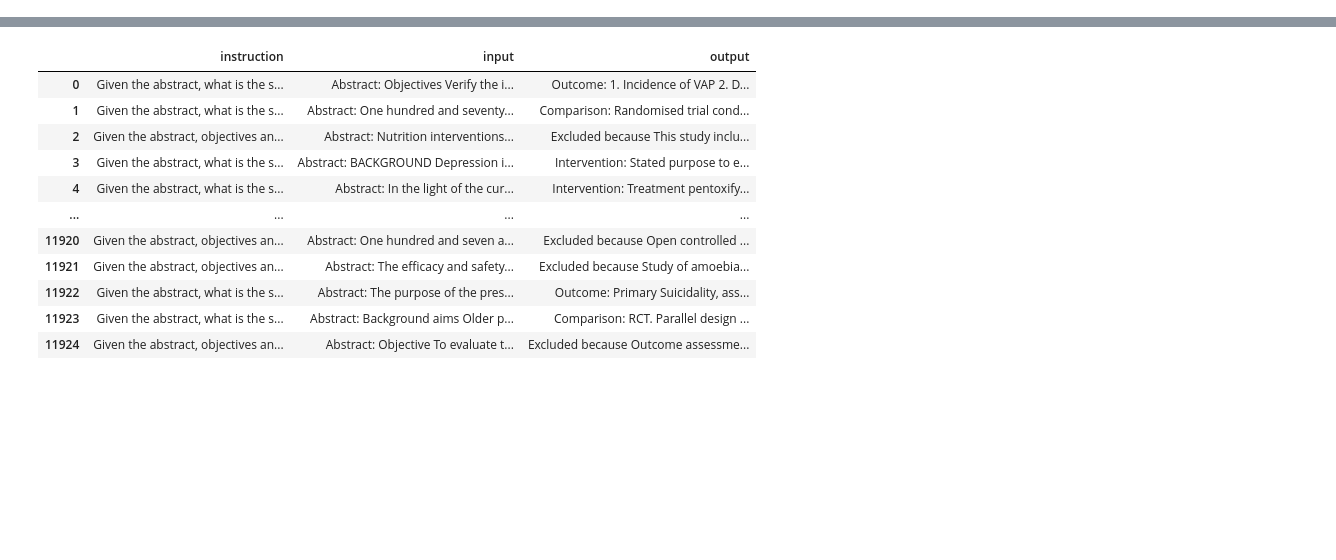
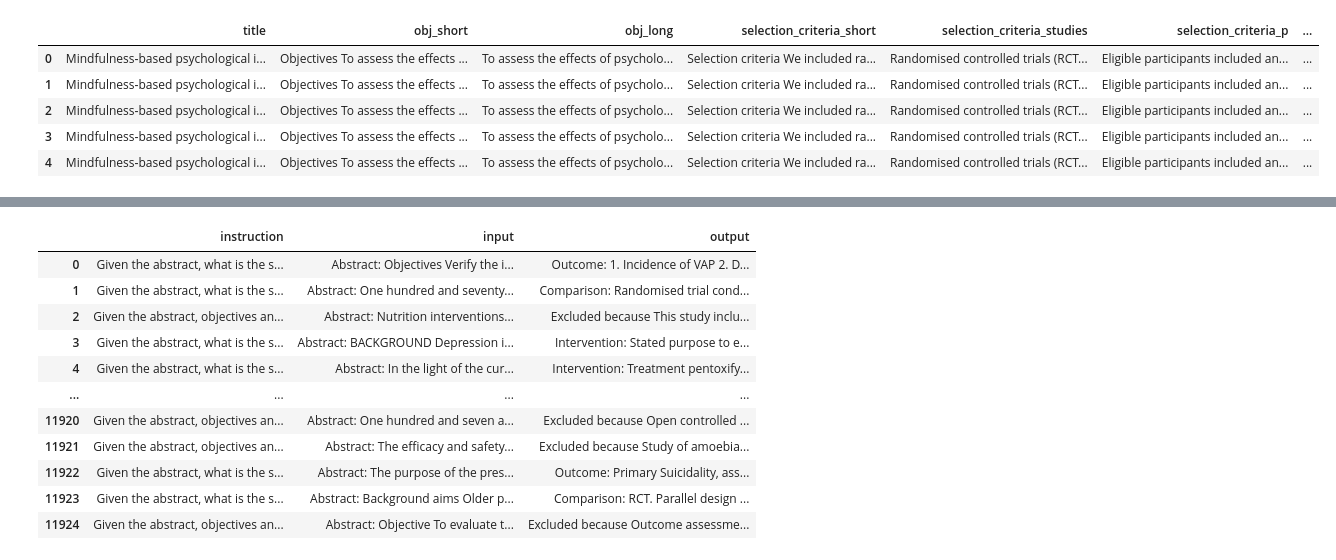
Before and after one commit to ambroser53/qlora, a Jupyter notebook: data/get_reviews.ipynb, the cells around one changed output, grey strips where cells are left out. Cells and saved outputs as stored; diff of their text form; code cells hidden in the pictures; blank space fills up the shorter version.

```diff
--- a/data/get_reviews.ipynb
+++ b/data/get_reviews.ipynb
@@ -1,2 +1,12 @@
 # %%
 import pandas as pd
+# %%
+df = pd.read_json('relevant_data.json', orient='records')
+df.head(5)
+# %% [output]
+|  | title | obj_short | obj_long | selection_criteria_short | selection_criteria_studies | selection_criteria_p | ... |
+| 0 | Mindfulness‐based psychological i... | Objectives To assess the effects ... | To assess the effects of psycholo... | Selection criteria We included ra... | Randomised controlled trials (RCT... | Eligible participants included an... | ... |
+| 1 | Mindfulness‐based psychological i... | Objectives To assess the effects ... | To assess the effects of psycholo... | Selection criteria We included ra... | Randomised controlled trials (RCT... | Eligible participants included an... | ... |
+| 2 | Mindfulness‐based psychological i... | Objectives To assess the effects ... | To assess the effects of psycholo... | Selection criteria We included ra... | Randomised controlled trials (RCT... | Eligible participants included an... | ... |
+| 3 | Mindfulness‐based psychological i... | Objectives To assess the effects ... | To assess the effects of psycholo... | Selection criteria We included ra... | Randomised controlled trials (RCT... | Eligible participants included an... | ... |
+| 4 | Mindfulness‐based psychological i... | Objectives To assess the effects ... | To assess the effects of psycholo... | Selection criteria We included ra... | Randomised controlled trials (RCT... | Eligible participants included an... | ... |
```
Also changed, not shown: parts of 11 cells of this notebook.
